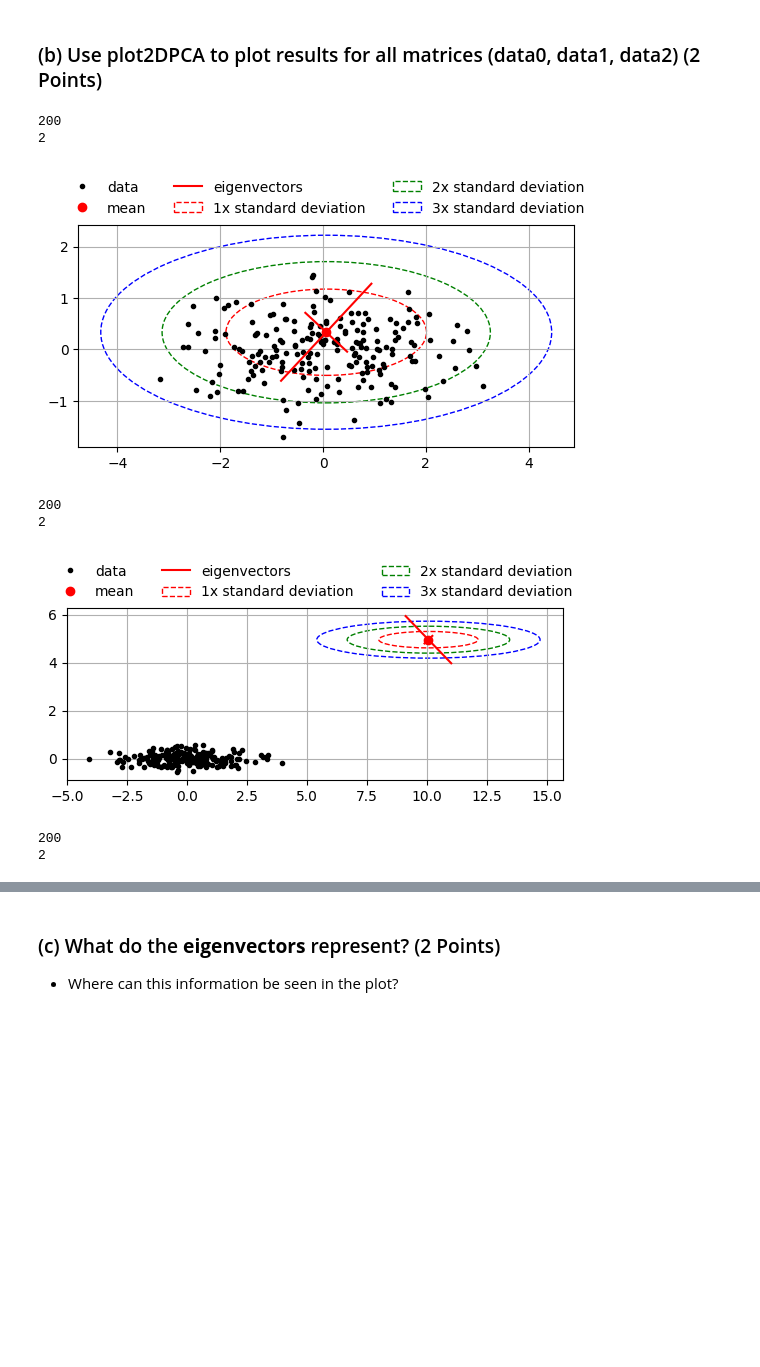
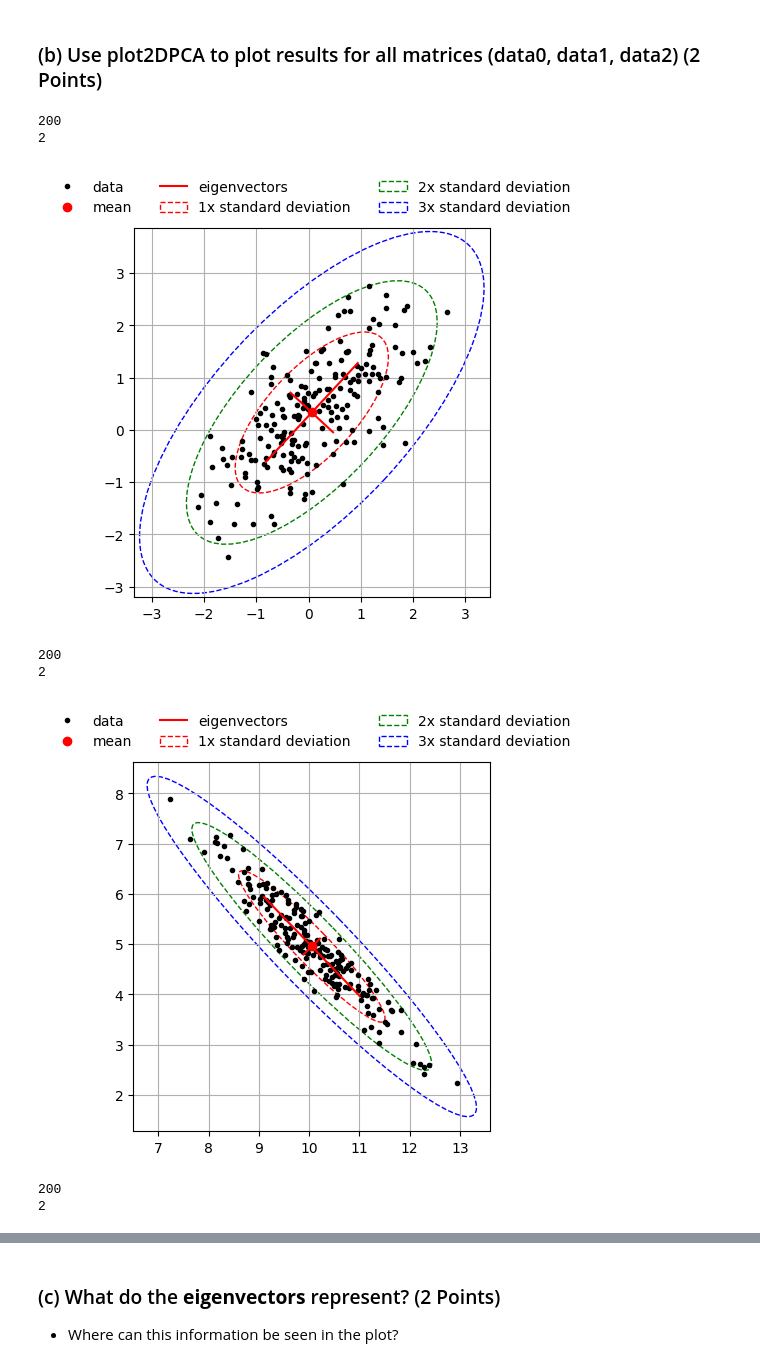
Before and after one commit to oliviaw01/MedBV03, a Jupyter notebook: notebook.ipynb, the cells around one changed output, grey strips where cells are left out. Cells and saved outputs as stored; diff of their text form; code cells hidden in the pictures; blank space fills up the shorter version.

Commit message:
corrected pca plots, use real data instead of the reduced data to show the center and variation of the plots

```diff
--- a/notebook.ipynb
+++ b/notebook.ipynb
@@ -227,22 +227,22 @@ def pca(X, n_components=None):
 # %%
 for data in [data0, data1, data2]:
 
     # TODO: Perform PCA
     d,eigVec,eigVal,mju=pca(data,2)
     # Plot using the plot2DPCA function
     plot2DPCA(
-        data=d,
+        data=data,
         mju=mju,
         eigVec=eigVec,
         eigVal=eigVal,
         showStd=True,
     )
 # %% [output]
 200
 2
-[figure, old version]
+[figure, new version]
 200
 2
-[figure, old version]
+[figure, new version]
 200
 2
```
Also changed, not shown: parts of 2 cells of this notebook.
